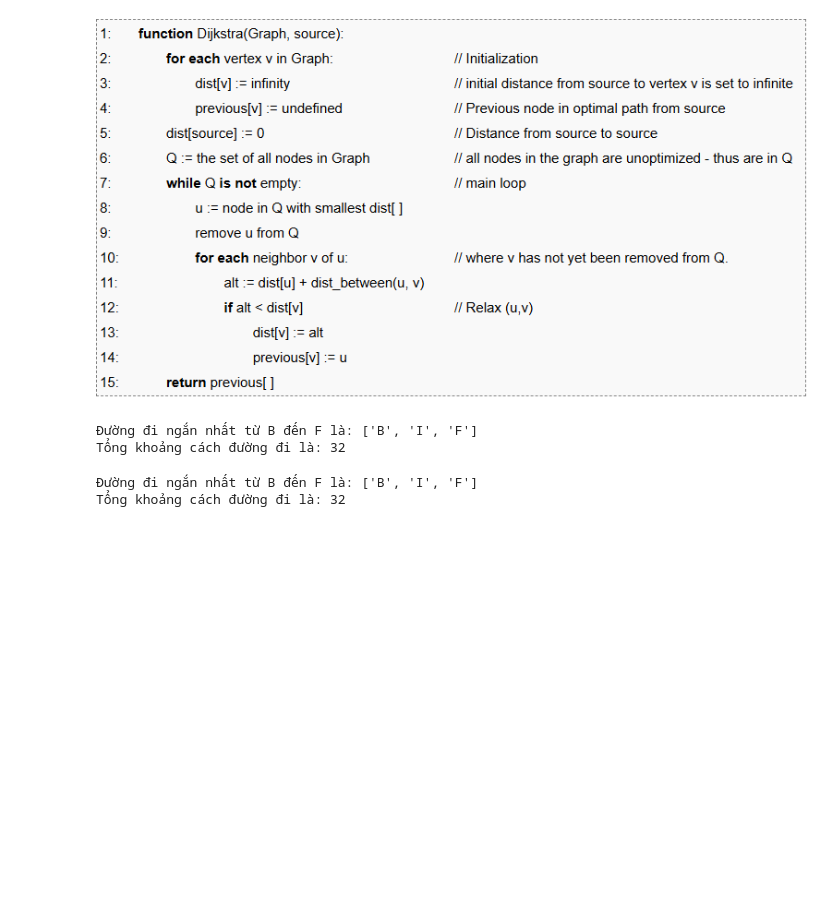
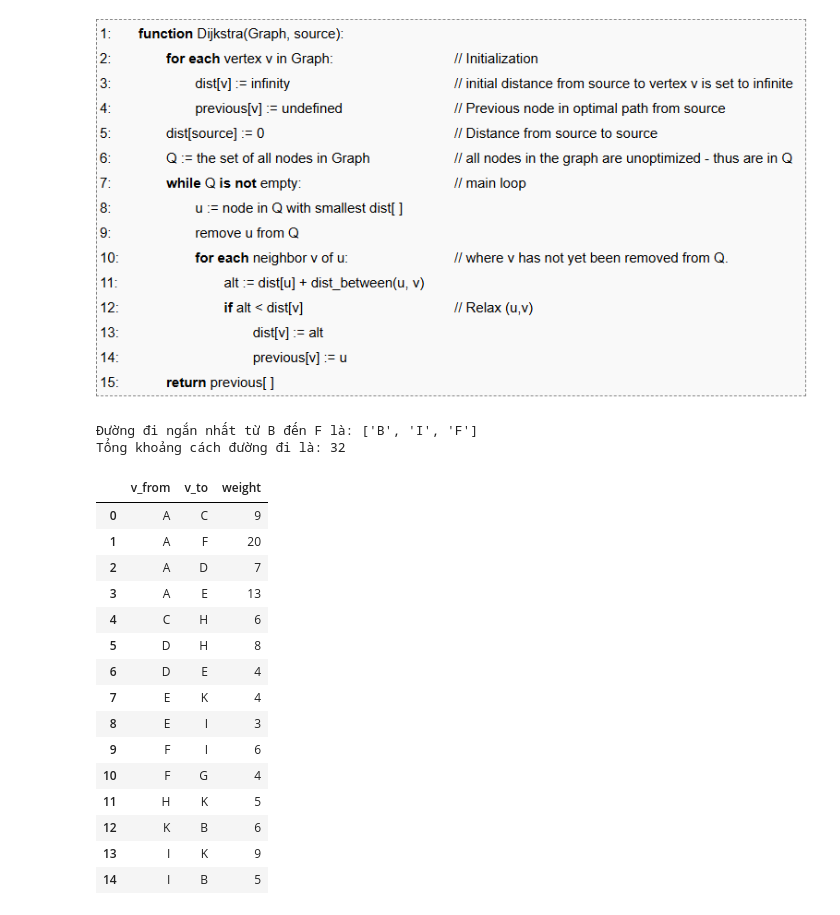
Before and after one commit to Gabriel-Duong/Final-L-p-tr-nh-ph-n-t-ch-d-li-u-UEH, a Jupyter notebook: Dijkstra.ipynb, the cells around one changed output. Saved outputs shown, nothing was run; the diff lists cells and outputs as text; code cells hidden in the pictures; blank space fills up the shorter version.

Commit message:
Update Dijkstra.ipynb
Cần kiểm tra lại vì kết quả tổng đường đi ra không đúng

```diff
--- a/Dijkstra.ipynb
+++ b/Dijkstra.ipynb
@@ -92,20 +92,6 @@ class Graph:
             print(f'Tổng khoảng cách đường đi là: {distance}')
 # %% [markdown]
 ![image.png](attachment:image.png)
-# %%
-graph = Graph()
-graph.load_csv(r'C:\Users\ASUS\Documents\GitHub\Final-LTPTDL\Graph.csv')
-
-start = 'B'
-end = 'F'
-
-path, distance = graph.Dijkstra(start, end)
-
-print(f"Đường đi ngắn nhất từ {start} đến {end} là: {path}")
-print(f"Tổng khoảng cách đường đi l: {distance}")
-# %% [output]
-Đường đi ngắn nhất từ B đến F là: ['B', 'I', 'F']
-Tổng khoảng cách đường đi là: 32
 # %%
 graph = Graph()
 graph.load_csv(r'C:\Users\ASUS\Documents\GitHub\Final-LTPTDL\Graph.csv')
@@ -117,3 +103,23 @@ graph.print_shortest_path(start, end)
 # %% [output]
 Đường đi ngắn nhất từ B đến F là: ['B', 'I', 'F']
 Tổng khoảng cách đường đi là: 32
+# %%
+graph_csv = pd.read_csv(r'C:\Users\ASUS\Documents\GitHub\Final-LTPTDL\Graph.csv')
+graph_csv
+# %% [output]
+|  | v_from | v_to | weight |
+| 0 | A | C | 9 |
+| 1 | A | F | 20 |
+| 2 | A | D | 7 |
+| 3 | A | E | 13 |
+| 4 | C | H | 6 |
+| 5 | D | H | 8 |
+| 6 | D | E | 4 |
+| 7 | E | K | 4 |
+| 8 | E | I | 3 |
+| 9 | F | I | 6 |
+| 10 | F | G | 4 |
+| 11 | H | K | 5 |
+| 12 | K | B | 6 |
+| 13 | I | K | 9 |
+| 14 | I | B | 5 |
```
Also changed, not shown: parts of 1 cell of this notebook.
